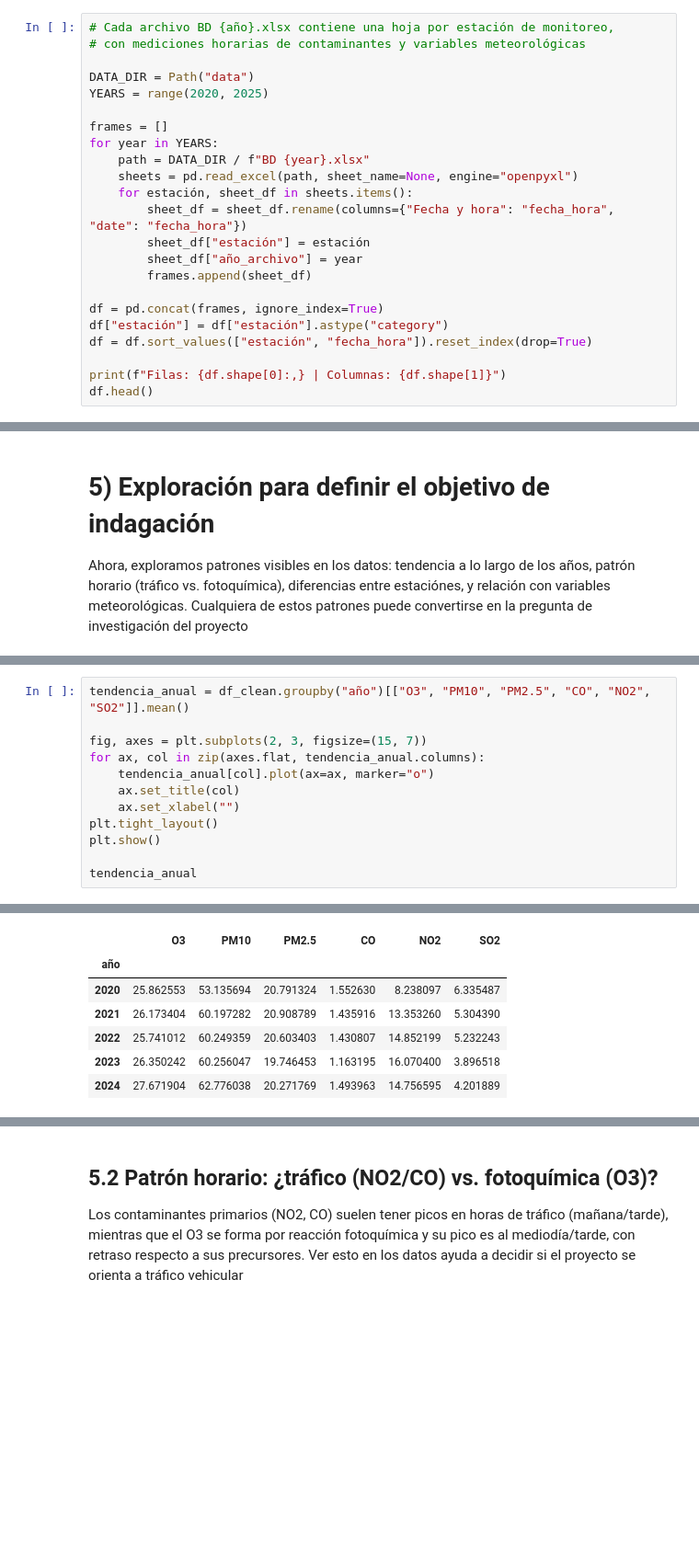
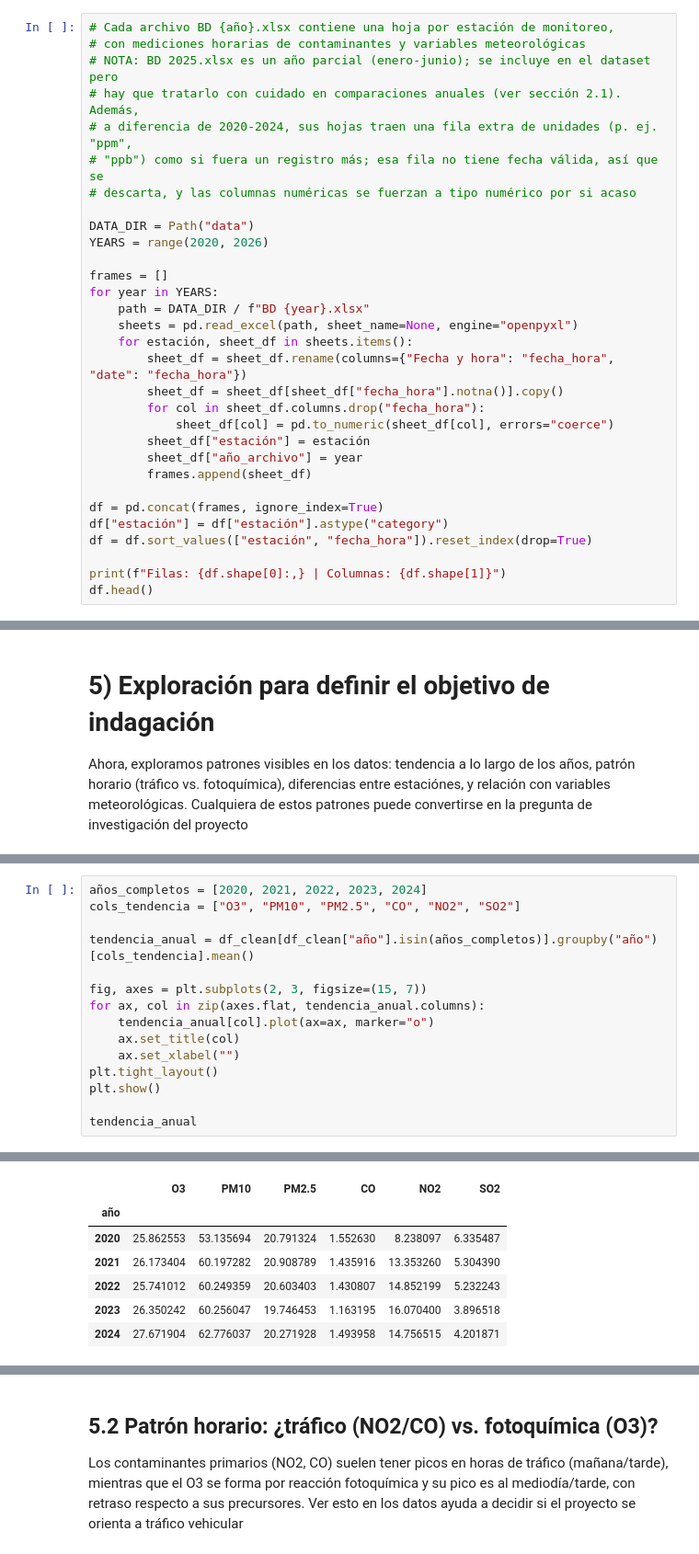
Before and after one commit to andreacldp/Multivariados_SIMA, a Jupyter notebook: limpieza_datos.ipynb, the cells around one changed output, grey strips where cells are left out. Shown at 92% size. Saved outputs shown, nothing was run; the diff lists cells and outputs as text; blank space fills up the shorter version.

```diff
--- a/limpieza_datos.ipynb
+++ b/limpieza_datos.ipynb
@@ -9,9 +9,14 @@ plt.rcParams["figure.figsize"] = (10, 4)
 # %%
 # Cada archivo BD {año}.xlsx contiene una hoja por estación de monitoreo,
 # con mediciones horarias de contaminantes y variables meteorológicas
+# NOTA: BD 2025.xlsx es un año parcial (enero-junio); se incluye en el dataset pero
+# hay que tratarlo con cuidado en comparaciones anuales (ver sección 2.1). Además,
+# a diferencia de 2020-2024, sus hojas traen una fila extra de unidades (p. ej. "ppm",
+# "ppb") como si fuera un registro más; esa fila no tiene fecha válida, así que se
+# descarta, y las columnas numéricas se fuerzan a tipo numérico por si acaso
 
 DATA_DIR = Path("data")
-YEARS = range(2020, 2025)
+YEARS = range(2020, 2026)
 
 frames = []
 for year in YEARS:
@@ -19,6 +24,9 @@ for year in YEARS:
     sheets = pd.read_excel(path, sheet_name=None, engine="openpyxl")
     for estación, sheet_df in sheets.items():
         sheet_df = sheet_df.rename(columns={"Fecha y hora": "fecha_hora", "date": "fecha_hora"})
+        sheet_df = sheet_df[sheet_df["fecha_hora"].notna()].copy()
+        for col in sheet_df.columns.drop("fecha_hora"):
+            sheet_df[col] = pd.to_numeric(sheet_df[col], errors="coerce")
         sheet_df["estación"] = estación
         sheet_df["año_archivo"] = year
         frames.append(sheet_df)
@@ -493,21 +501,24 @@ Ahora, exploramos patrones visibles en los datos: tendencia a lo largo de los a
 # %%
-tendencia_anual = df_clean.groupby("año")[["O3", "PM10", "PM2.5", "CO", "NO2", "SO2"]].mean()
+años_completos = [2020, 2021, 2022, 2023, 2024]
+cols_tendencia = ["O3", "PM10", "PM2.5", "CO", "NO2", "SO2"]
+
+tendencia_anual = df_clean[df_clean["año"].isin(años_completos)].groupby("año")[cols_tendencia].mean()
 
 fig, axes = plt.subplots(2, 3, figsize=(15, 7))
 for ax, col in zip(axes.flat, tendencia_anual.columns):
     tendencia_anual[col].plot(ax=ax, marker="o")
     ax.set_title(col)
     ax.set_xlabel("")
 plt.tight_layout()
 plt.show()
 
 tendencia_anual
 # %% [output]
 [figure]
 |  | O3 | PM10 | PM2.5 | CO | NO2 | SO2 |
 | año |  |  |  |  |  |  |
 | 2020 | 25.862553 | 53.135694 | 20.791324 | 1.552630 | 8.238097 | 6.335487 |
 | 2021 | 26.173404 | 60.197282 | 20.908789 | 1.435916 | 13.353260 | 5.304390 |
 | 2022 | 25.741012 | 60.249359 | 20.603403 | 1.430807 | 14.852199 | 5.232243 |
 | 2023 | 26.350242 | 60.256047 | 19.746453 | 1.163195 | 16.070400 | 3.896518 |
-| 2024 | 27.671904 | 62.776038 | 20.271769 | 1.493963 | 14.756595 | 4.201889 |
+| 2024 | 27.671904 | 62.776037 | 20.271928 | 1.493958 | 14.756515 | 4.201871 |
```
Also changed, not shown: parts of 28 cells of this notebook, 1 other file.
